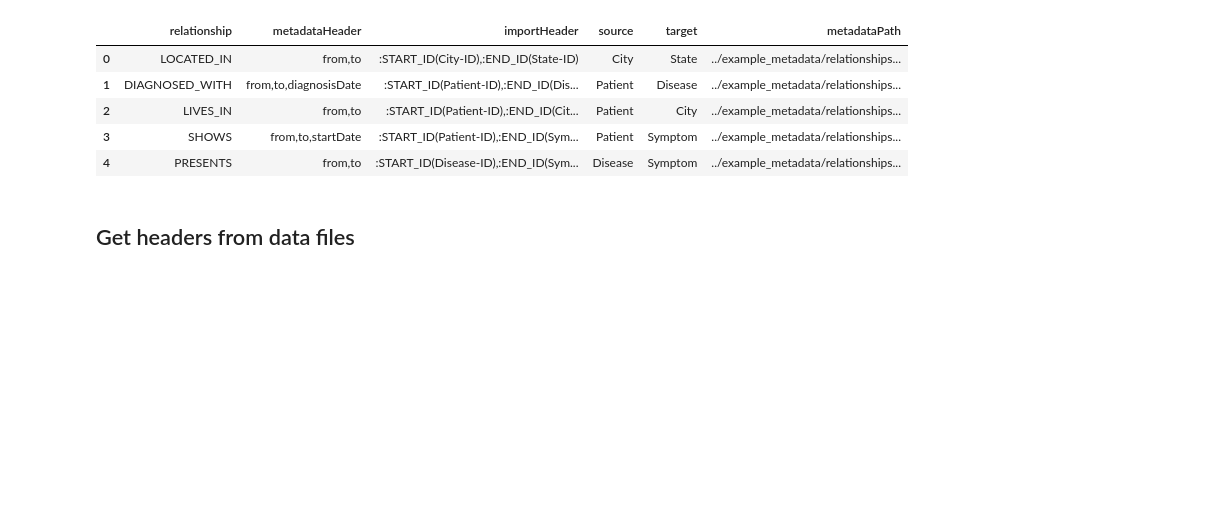
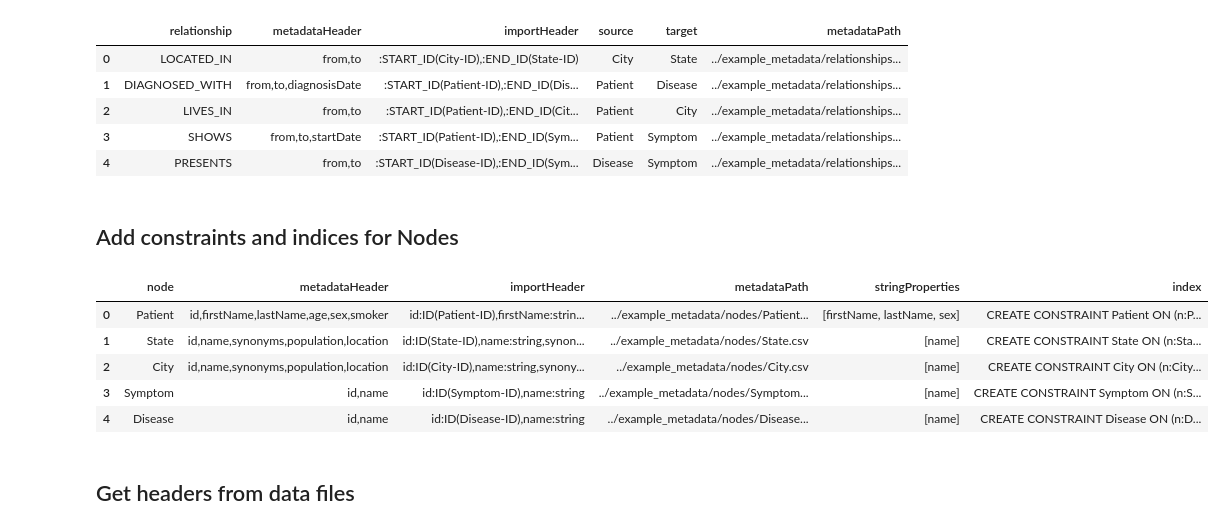
Before and after one commit to sbl-sdsc/kg-import, a Jupyter notebook: notebooks/PrepareNeo4jBulkImport.ipynb, the cells around one changed output. Drawn from its saved outputs; the diff is of its cells as text; code cells hidden in the pictures; blank space fills up the shorter version.

```diff
--- a/notebooks/PrepareNeo4jBulkImport.ipynb
+++ b/notebooks/PrepareNeo4jBulkImport.ipynb
@@ -77,3 +78,5 @@ relationship_metadata
 | 2 | LIVES_IN | from,to | :START_ID(Patient-ID),:END_ID(Cit... | Patient | City | ../example_metadata/relationships... |
 | 3 | SHOWS | from,to,startDate | :START_ID(Patient-ID),:END_ID(Sym... | Patient | Symptom | ../example_metadata/relationships... |
 | 4 | PRESENTS | from,to | :START_ID(Disease-ID),:END_ID(Sym... | Disease | Symptom | ../example_metadata/relationships... |
+# %% [markdown]
+## Add constraints and indices for Nodes
@@ -80,3 +110,12 @@ relationship_metadata
+# %%
+node_metadata.head()
+# %% [output]
+|  | node | metadataHeader | importHeader | metadataPath | stringProperties | index |
+| 0 | Patient | id,firstName,lastName,age,sex,smoker | id:ID(Patient-ID),firstName:strin... | ../example_metadata/nodes/Patient... | [firstName, lastName, sex] | CREATE CONSTRAINT Patient ON (n:P... |
+| 1 | State | id,name,synonyms,population,location | id:ID(State-ID),name:string,synon... | ../example_metadata/nodes/State.csv | [name] | CREATE CONSTRAINT State ON (n:Sta... |
+| 2 | City | id,name,synonyms,population,location | id:ID(City-ID),name:string,synony... | ../example_metadata/nodes/City.csv | [name] | CREATE CONSTRAINT City ON (n:City... |
+| 3 | Symptom | id,name | id:ID(Symptom-ID),name:string | ../example_metadata/nodes/Symptom... | [name] | CREATE CONSTRAINT Symptom ON (n:S... |
+| 4 | Disease | id,name | id:ID(Disease-ID),name:string | ../example_metadata/nodes/Disease... | [name] | CREATE CONSTRAINT Disease ON (n:D... |
 # %% [markdown]
 ## Get headers from data files
 # %% [markdown]
```
Also changed, not shown: parts of 18 cells of this notebook, 1 other file.
